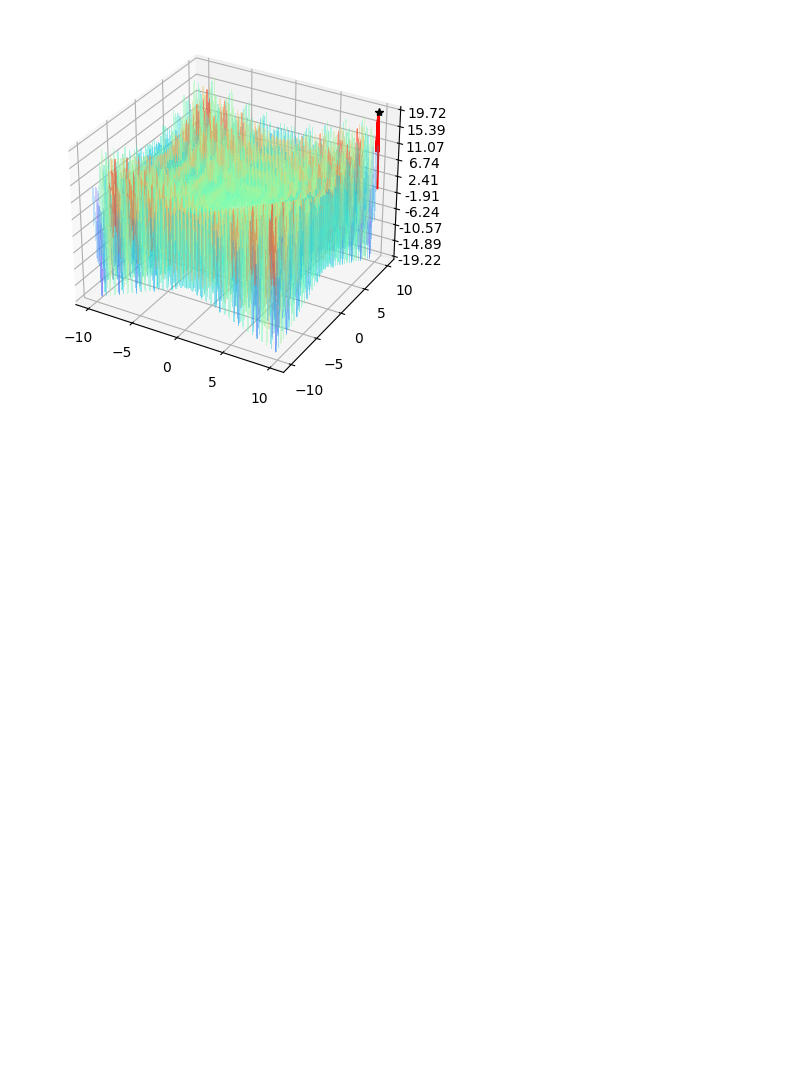
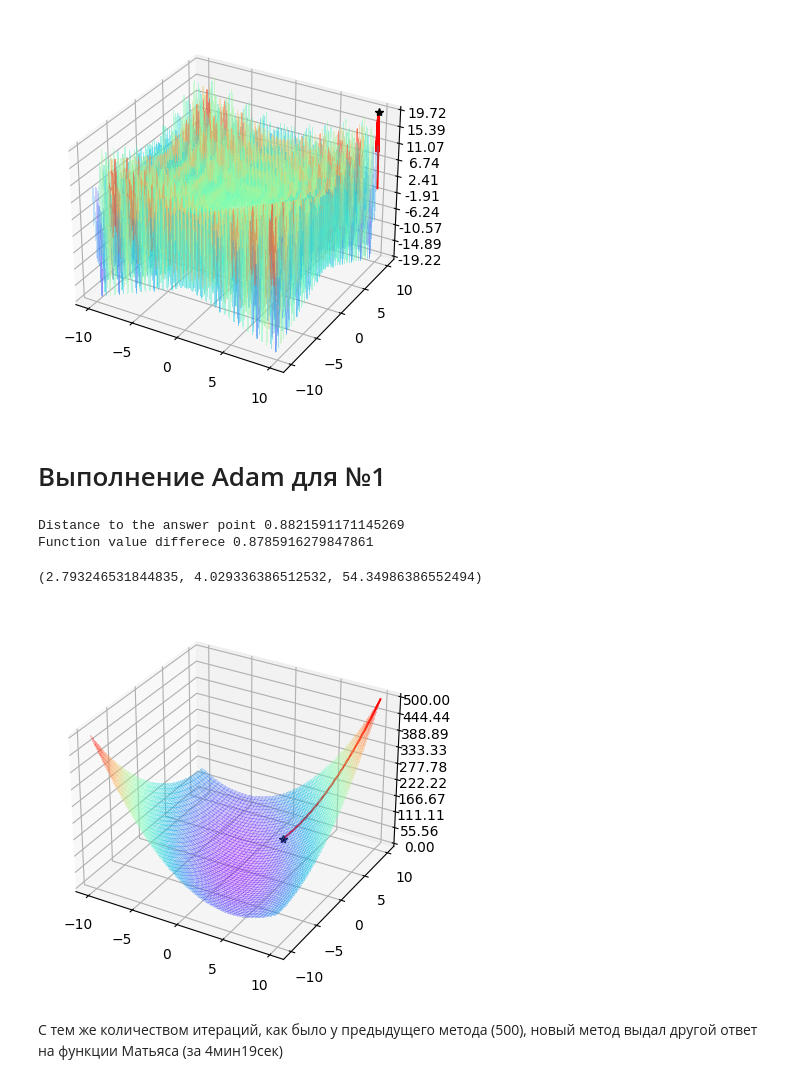
Before and after one commit to EugIva/ProzorovEI109m_labsML, a Jupyter notebook: ML_labs/1_semestr/1lab_1/ProzorovEI109_ML_1sem_1lab.ipynb, the cells around one changed output. Drawn from its saved outputs; the diff is of its cells as text; code cells hidden in the pictures; blank space fills up the shorter version.

```diff
--- a/ML_labs/1_semestr/1lab_1/ProzorovEI109_ML_1sem_1lab.ipynb
+++ b/ML_labs/1_semestr/1lab_1/ProzorovEI109_ML_1sem_1lab.ipynb
@@ -393,3 +395,17 @@ plot_GD(rastrigin_func, grad_three_humped_func, np.array([10, 10]), max_iter = 5
 # %% [output]
 (9.876016533743629, 9.876016533743629, 19.750421534388447)
 [figure]
+# %% [markdown]
+# Выполнение Adam для №1
+# %%
+check_answer_matias(x, f_val)
+# %% [output]
+Distance to the answer point 0.8821591171145269
+Function value differece 0.8785916279847861
+# %%
+plot_GD(func_matias, grad_matias, np.array([10, 10]), max_iter = 500, GD_type = Adam, video_name = "Adam")
+# %% [output]
+(2.793246531844835, 4.029336386512532, 54.34986386552494)
+[figure, added]
+# %% [markdown]
+С тем же количеством итераций, как было у предыдущего метода (500), новый метод выдал другой ответ на функции Матьяса (за 4мин19сек)
```
Also changed, not shown: parts of 2 cells of this notebook.
